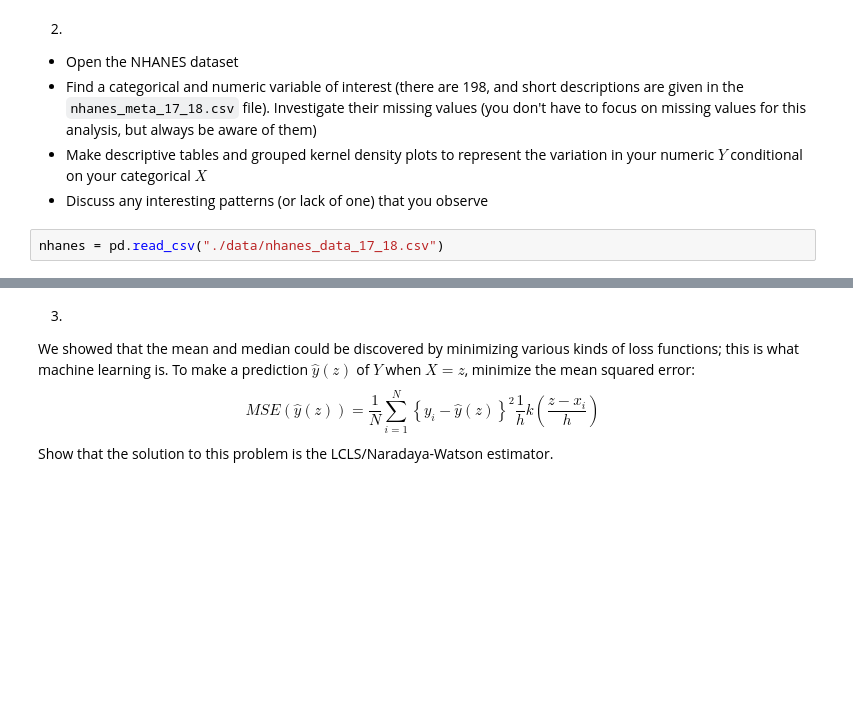
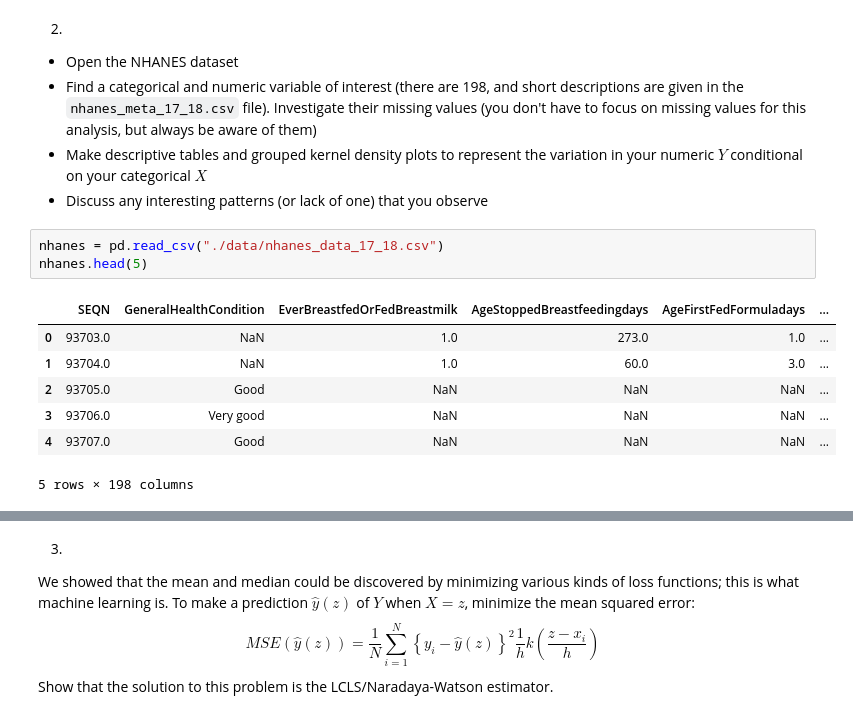
Before and after one commit to aniyahlater/ds5030assignments, a Jupyter notebook: assignment_3.ipynb, the cells around one changed output, grey strips where cells are left out. Cells and saved outputs as stored; diff of their text form; blank space fills up the shorter version.

```diff
--- a/assignment_3.ipynb
+++ b/assignment_3.ipynb
@@ -61,3 +61,12 @@ The most interesting pattern that I notice is that Private for-profit and Public
 - Discuss any interesting patterns (or lack of one) that you observe
 # %%
 nhanes = pd.read_csv("./data/nhanes_data_17_18.csv")
+nhanes.head(5)
+# %% [output]
+|  | SEQN | GeneralHealthCondition | EverBreastfedOrFedBreastmilk | AgeStoppedBreastfeedingdays | AgeFirstFedFormuladays | ... |
+| 0 | 93703.0 | NaN | 1.0 | 273.0 | 1.0 | ... |
+| 1 | 93704.0 | NaN | 1.0 | 60.0 | 3.0 | ... |
+| 2 | 93705.0 | Good | NaN | NaN | NaN | ... |
+| 3 | 93706.0 | Very good | NaN | NaN | NaN | ... |
+| 4 | 93707.0 | Good | NaN | NaN | NaN | ... |
+5 rows × 198 columns
```
Also changed, not shown: parts of 5 cells of this notebook.
